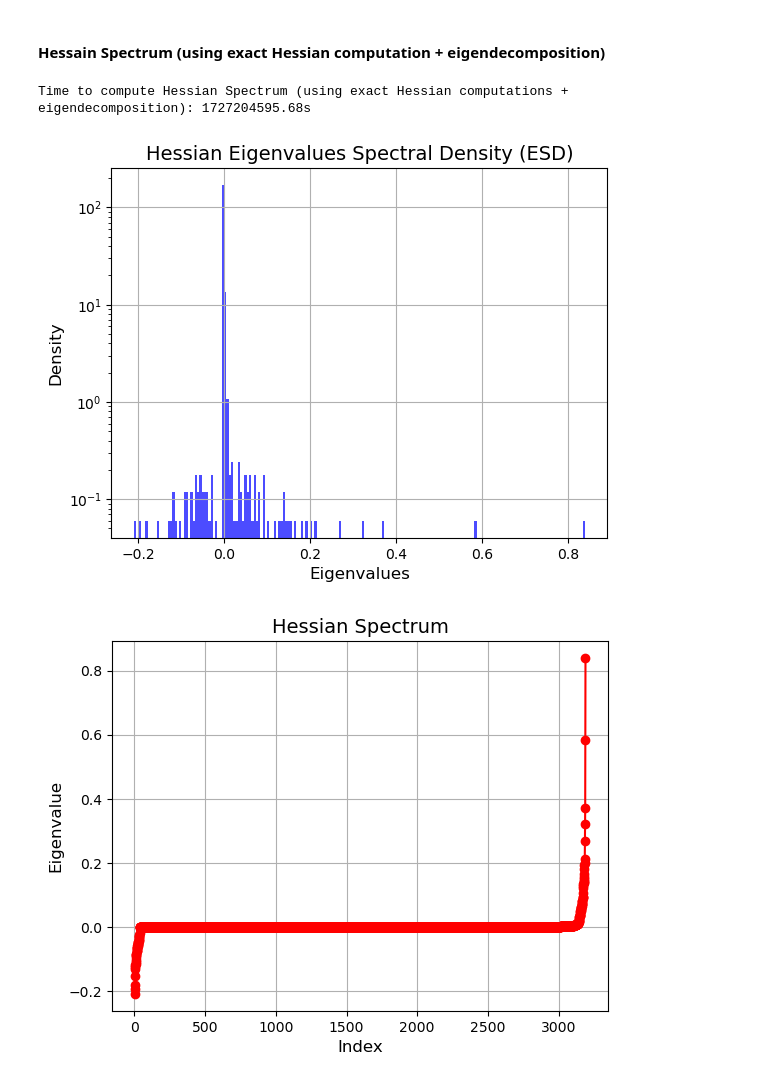
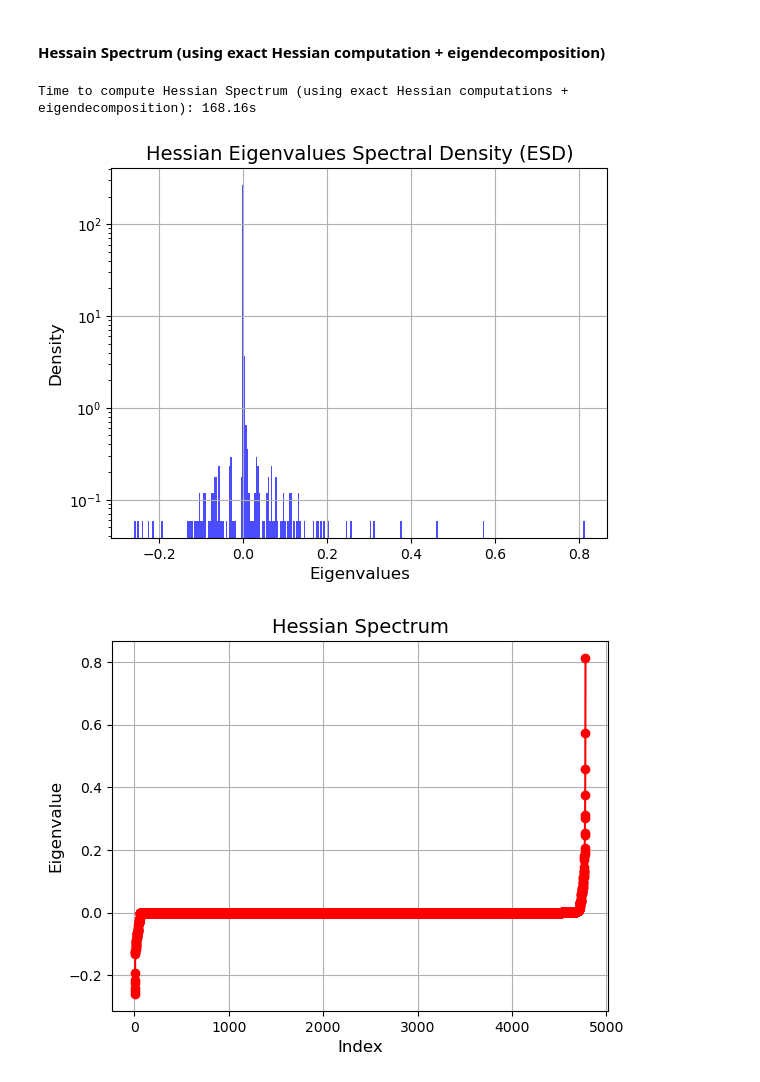
Before and after one commit to ilievanadezhda/spectral-properties-of-NN, a Jupyter notebook: esd_compare.ipynb, the cells around one changed output. Drawn from its saved outputs; the diff is of its cells as text; code cells hidden in the pictures.

Commit message:
eigendecomposition; modifications to esd_compare

```diff
--- a/esd_compare.ipynb
+++ b/esd_compare.ipynb
@@ -22,9 +22,9 @@ class NeuralNetwork(nn.Module):
         super().__init__()
         self.flatten = nn.Flatten()
         self.linear_relu_stack = nn.Sequential(
-            nn.Linear(28*28, 4),
+            nn.Linear(28*28, 6),
             nn.Sigmoid(),
-            nn.Linear(4, 10),
+            nn.Linear(6, 10),
         )
 
     def forward(self, x):
@@ -93,7 +93,7 @@ plot_hessian_spectrum(eigenvalues)
 # %% [markdown]
 #### Hessain Spectrum (using exact Hessian computation + eigendecomposition)
 # %%
-start = time.time()
+start_time = time.time()
 hessian_hvp = np.zeros((num_params, num_params))
 for i in tqdm(range(num_params)):
     v = [torch.zeros(p.size()).to(device) for p in hessian_comp.params]
@@ -113,14 +113,14 @@ for i in tqdm(range(num_params)):
     hessian_hvp[i] = hvp_flat.cpu().detach().numpy()
 hessian_hvp = hessian_hvp.T
 eigenvalues_hvp, eigenvectors_hvp = np.linalg.eigh(hessian_hvp)
-end = time.time()
-print(f"Time to compute Hessian Spectrum (using exact Hessian computations + eigendecomposition): {end-start:.2f}s")
+end_time = time.time()
+print(f"Time to compute Hessian Spectrum (using exact Hessian computations + eigendecomposition): {end_time-start_time:.2f}s")
 # %% [output]
-Time to compute Hessian Spectrum (using exact Hessian computations + eigendecomposition): 1727204595.68s
+Time to compute Hessian Spectrum (using exact Hessian computations + eigendecomposition): 168.16s
 # %%
 # plot
-plot_hessian_spectrum_density(eigenvalues_hvp, num_bins=200)
+plot_hessian_spectrum_density(eigenvalues_hvp, num_bins=300)
 plot_hessian_spectrum(eigenvalues_hvp)
 # %% [output]
-[figure, old version]
+[figure, new version]
-[figure, old version]
+[figure, new version]
```
Also changed, not shown: parts of 6 cells of this notebook, 3 other files.
